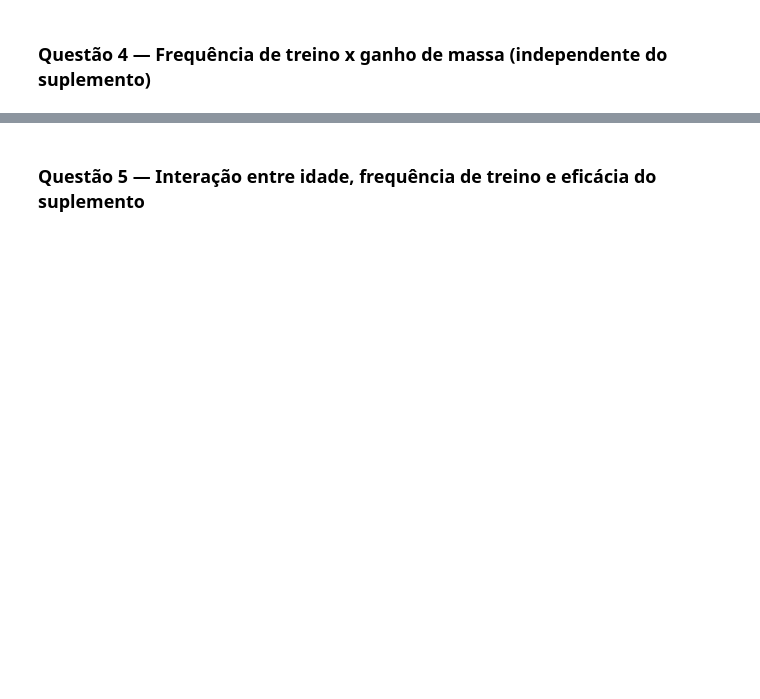
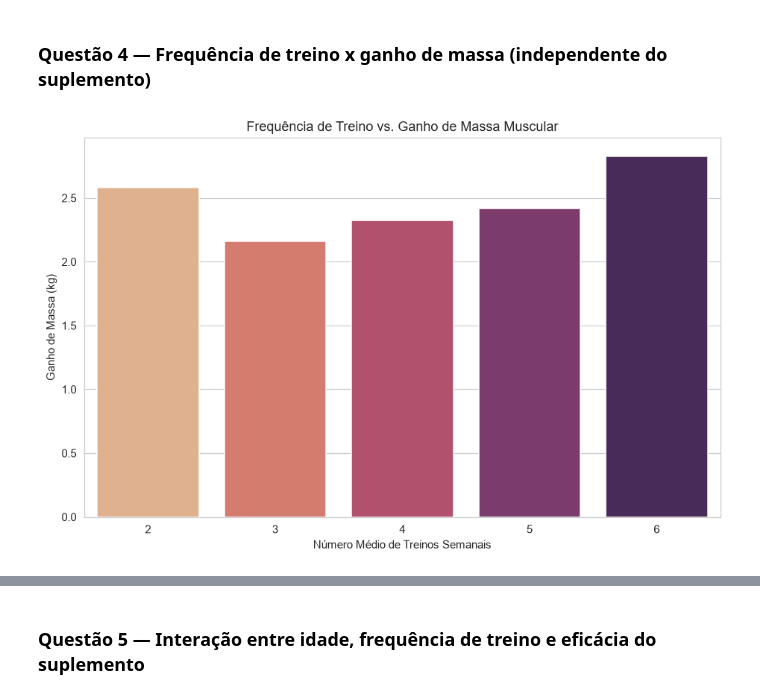
Before and after one commit to Squad-Nina-da-Hora/wmc-desafio-suplementos, a Jupyter notebook: analise.ipynb, the cells around one changed output, grey strips where cells are left out. Drawn from its saved outputs; the diff is of its cells as text; code cells hidden in the pictures; blank space fills up the shorter version.

```diff
--- a/analise.ipynb
+++ b/analise.ipynb
@@ -446,3 +561,16 @@ plt.show()
 # %% [markdown]
 ### Questão 4 — Frequência de treino x ganho de massa (independente do suplemento)
+# %%
+# Configurando a área do gráfico
+plt.figure(figsize=(10, 6))
+
+# Gráfico: Frequência de Treino vs Ganho de Massa com a paleta flare
+sns.barplot(data=df, x="frequencia_treino", y="ganho_massa", palette="flare", errorbar=None, hue="frequencia_treino", legend=False)
+
+plt.title("Frequência de Treino vs. Ganho de Massa Muscular")
+plt.xlabel("Número Médio de Treinos Semanais")
+plt.ylabel("Ganho de Massa (kg)")
+plt.show()
+# %% [output]
+[figure, added]
 # %%
```
Also changed, not shown: parts of 32 cells of this notebook.
